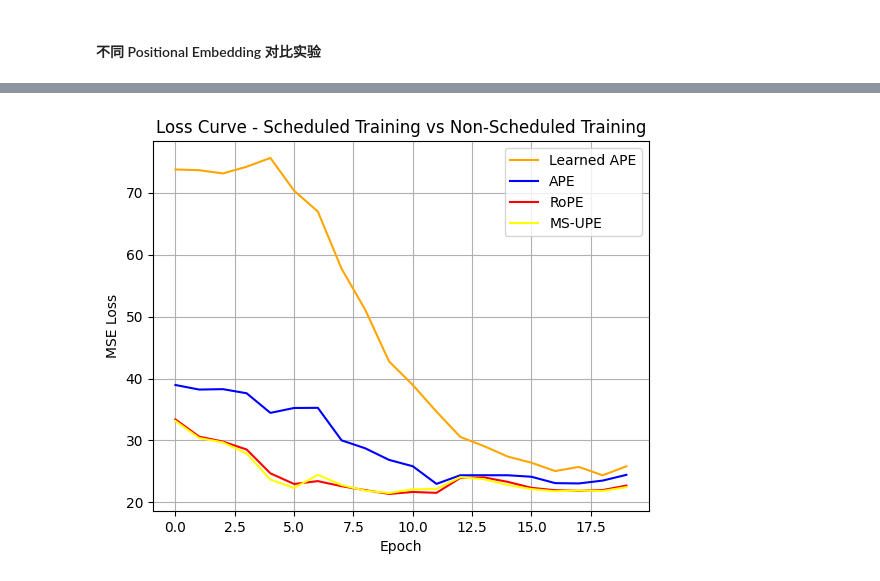
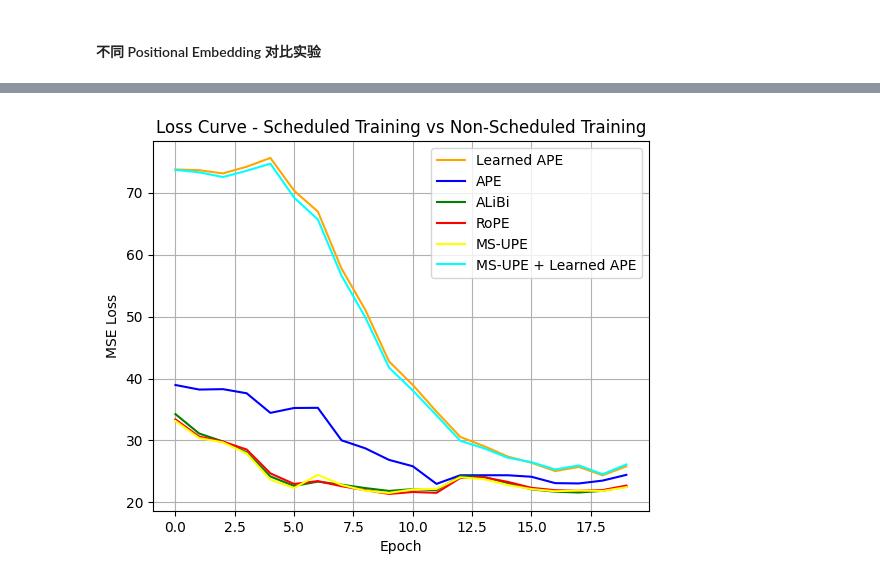
Before and after one commit to Bruce-lhq/looped-transformer-ablation-lab, a Jupyter notebook: Looped_Transformer.ipynb, the cells around one changed output, grey strips where cells are left out. Drawn from its saved outputs; the diff is of its cells as text; code cells hidden in the pictures.

```diff
--- a/Looped_Transformer.ipynb
+++ b/Looped_Transformer.ipynb
@@ -265,12 +294,16 @@ class ToyModel(nn.Module):
             self.probe = [AttentionProbe() for _ in range(num_blocks)]
             for block, probe in zip(self.transformer_block, self.probe):
                 block.attention.register_forward_hook(probe)
-        if pe_type == 'ape':
-            self.ape = APE(d_model, max_seq_len=max_seq_len) # 位置编码只需要加在最开始输入处
-        elif pe_type == 'learned_ape':
-            self.ape = LearnedAPE(d_model, max_seq_len=max_seq_len)
-        elif pe_type in ['rope', 'ms_upe']:
-            pass # RoPE和MS_UPE在MultiHeadAttention内部处理位置编码，不需要单独的模块在这里处理
+
+        pe_type = self.transformer_block.attention.pe_type
+        self.ape = nn.ModuleList()
+        for pe in pe_type:
+            if pe == 'ape':
+                self.ape.append(APE(d_model, max_seq_len=max_seq_len))
+            elif pe == 'learned_ape':
+                self.ape.append(LearnedAPE(d_model, max_seq_len=max_seq_len))
+            elif pe in ['rope', 'ms_upe']:
+                pass # RoPE和MS_UPE在MultiHeadAttention内部处理位置编码，不需要单独的模块在这里处理
         self.num_blocks = num_blocks
         self.num_heads = num_heads
         self.d_model = d_model
@@ -280,8 +313,8 @@ class ToyModel(nn.Module):
     def forward(self, x_0, num_eff=15, current_blocks=None):
         # num_eff 是需要加入误差计算的有效层数，也即理论公式中的 T
         # x 的形状为 [batch_size, seq_len, d_model]
-        if self.pe_type in ['ape', 'learned_ape']:
-            x_0 = self.ape(x_0) # 位置编码只加在最开始输入处
+        for ape_module in self.ape:
+            x_0 = ape_module(x_0) # 绝对位置编码只加在最开始输入处
         x = x_0
         if current_blocks is None:
             current_blocks = self.num_blocks
@@ -567,7 +600,7 @@ init_parameters = {
     'experiment_name': 'learned_ape_exp',
     'norm_type': 'layernorm',
     'ffn_type': 'gelu',
-    'pe_type': 'learned_ape',
+    'pe_type': ['learned_ape'],
     'loop': True,
     'loss_type': 'mse',
 }
@@ -605,0 +639,5 @@ Training completed in 7.26 seconds.
+# %%
+init_parameters['experiment_name'] = 'alibi_exp'
+init_parameters['pe_type'] = 'alibi'
+alibi_exp = LoopedTransformerExperiment(**init_parameters)
+alibi_exp.train(**train_parameters)
@@ -632,0 +678,7 @@ Training completed in 7.67 seconds.
+# %%
+init_parameters['experiment_name'] = 'ms_upe&learned_ape_exp'
+init_parameters['pe_type'] = ['ms_upe', 'learned_ape']
+init_parameters['b_rope_or_upe'] = 10000
+init_parameters['head_ratio_upe'] = 2
+ms_upe_learned_ape_exp = LoopedTransformerExperiment(**init_parameters)
+ms_upe_learned_ape_exp.train(**train_parameters)
@@ -633,13 +692,15 @@ Training completed in 7.67 seconds.
 # %%
 plt.plot(learning_ape_exp.loss_history, label='Learned APE', color='orange')
 plt.plot(ape_exp.loss_history, label='APE', color='blue')
+plt.plot(alibi_exp.loss_history, label='ALiBi', color='green')
 plt.plot(rope_exp.loss_history, label='RoPE', color='red')
 plt.plot(ms_upe_exp.loss_history, label='MS-UPE', color='yellow')
+plt.plot(ms_upe_learned_ape_exp.loss_history, label='MS-UPE + Learned APE', color='cyan')
 plt.xlabel('Epoch')
 plt.ylabel('MSE Loss')
 plt.title('Loss Curve - Scheduled Training vs Non-Scheduled Training')
 plt.grid()
 plt.legend()
 plt.show()
 # %% [output]
-[figure, old version]
+[figure, new version]
```
Also changed, not shown: parts of 13 cells of this notebook, 1 other file.
